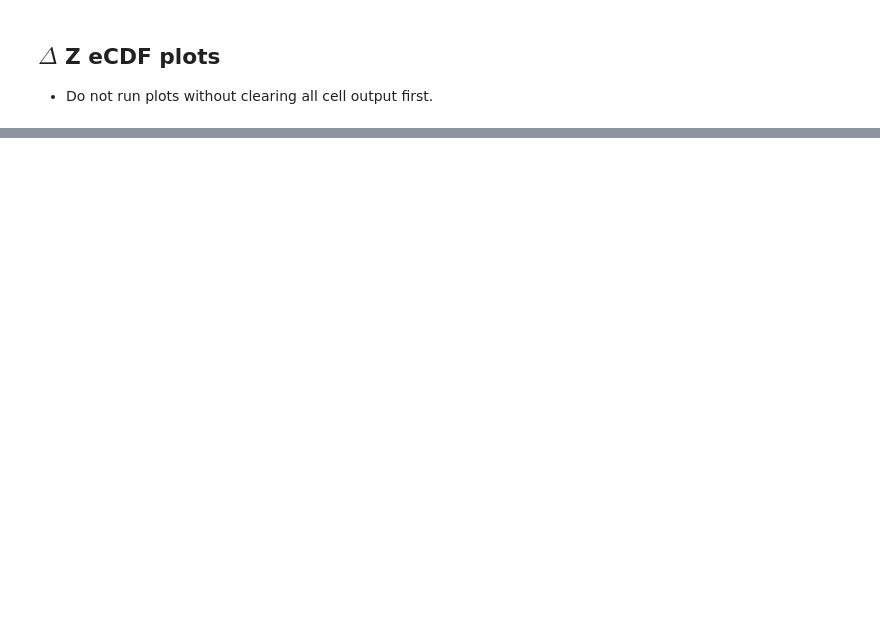
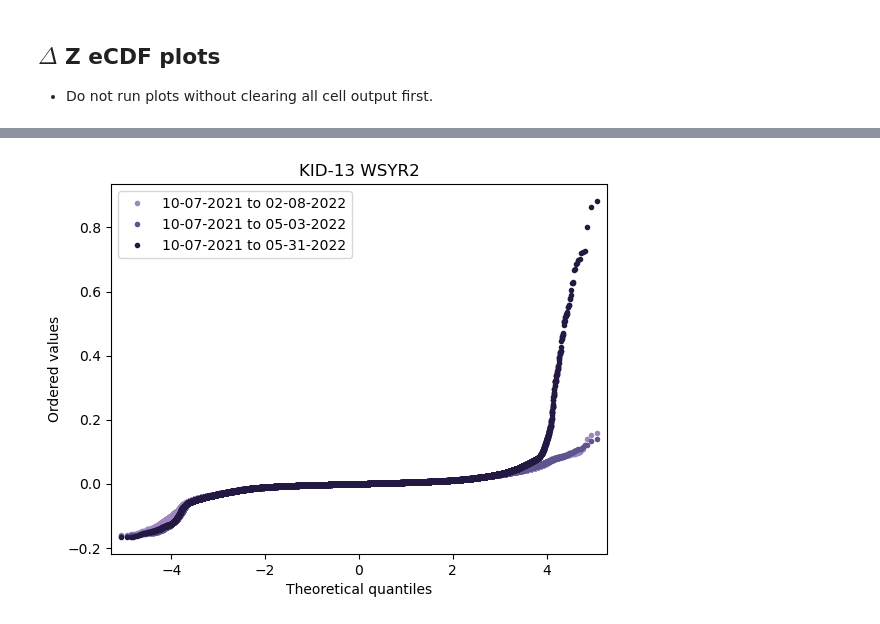
Before and after one commit to amanaster2/micro_diff, a Jupyter notebook: notebooks/stats.ipynb, the cells around one changed output, grey strips where cells are left out. Cells and saved outputs as stored; diff of their text form; code cells hidden in the pictures; blank space fills up the shorter version.

```diff
--- a/notebooks/stats.ipynb
+++ b/notebooks/stats.ipynb
@@ -237,0 +120,34 @@ ds_diff_k13_wsyr1_lidar_2
+# %%
+ds_diff_k13_wsyr2_sfm_2 = ds_diff_k13_wsyr2_sfm.isel(time=2).to_dataframe()
+ds_diff_k13_wsyr2_sfm_2.reset_index(inplace=True)
+ds_diff_k13_wsyr2_sfm_2.dropna(inplace=True)
+ds_diff_k13_wsyr2_sfm_2.drop(axis=1, labels=['time','spatial_ref'],inplace=True)
+
+ds_diff_k13_wsyr2_sfm_3 = ds_diff_k13_wsyr2_sfm.isel(time=3).to_dataframe()
+ds_diff_k13_wsyr2_sfm_3.reset_index(inplace=True)
+ds_diff_k13_wsyr2_sfm_3.dropna(inplace=True)
+ds_diff_k13_wsyr2_sfm_3.drop(axis=1, labels=['time','spatial_ref'],inplace=True)
+
+ds_diff_k13_wsyr2_sfm_4 = ds_diff_k13_wsyr2_sfm.isel(time=4).to_dataframe()
+ds_diff_k13_wsyr2_sfm_4.reset_index(inplace=True)
+ds_diff_k13_wsyr2_sfm_4.dropna(inplace=True)
+ds_diff_k13_wsyr2_sfm_4.drop(axis=1, labels=['time','spatial_ref'],inplace=True)
+# %%
+fig, ax = plt.subplots()
+
+sm.qqplot(ds_diff_k13_wsyr2_sfm_2.band1.sort_values(),ax=ax,markersize=3,\
+    markerfacecolor='#9f86c0', markeredgecolor='#9f86c0', label='10-07-2021 to 02-08-2022')
+sm.qqplot(ds_diff_k13_wsyr2_sfm_3.band1.sort_values(),ax=ax,markersize=3,\
+    markerfacecolor='#5e548e', markeredgecolor='#5e548e', label='10-07-2021 to 05-03-2022')
+sm.qqplot(ds_diff_k13_wsyr2_sfm_4.band1.sort_values(),ax=ax,markersize=3,\
+    markerfacecolor='#231942', markeredgecolor='#231942', label='10-07-2021 to 05-31-2022')
+ax.set_xlabel('Theoretical quantiles')
+ax.set_ylabel('Ordered values')
+# ax.set_xlim(-5,5)
+# ax.set_ylim(-0.25,0.25)
+ax.legend()
+ax.set_title('KID-13 WSYR2')
+
+plt.show()
+# %% [output]
+[figure, added]
```
Also changed, not shown: parts of 36 cells of this notebook.
